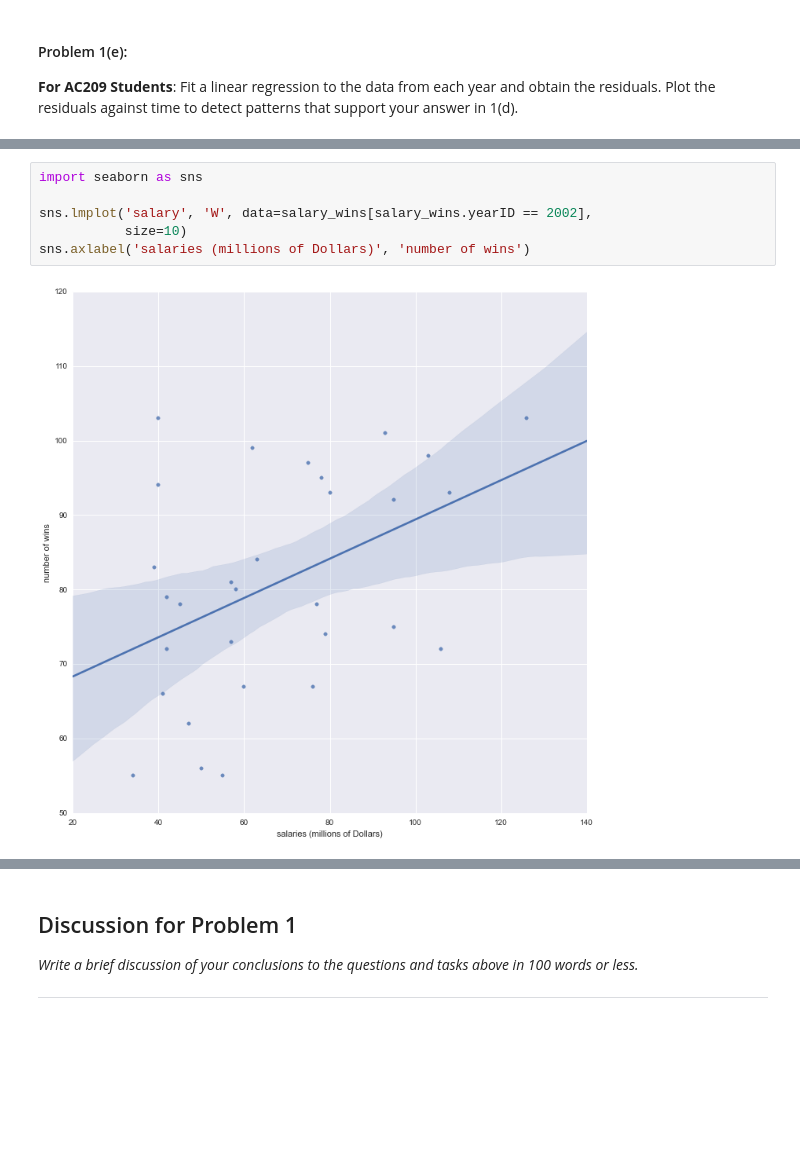
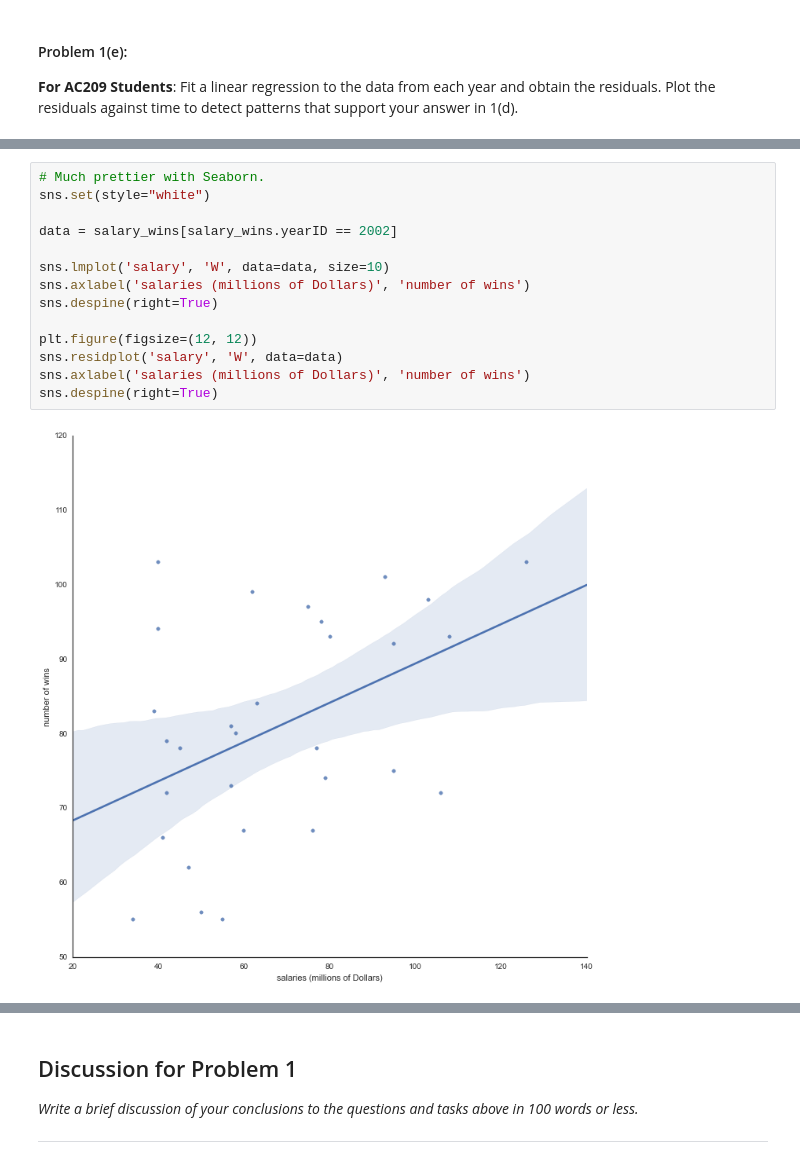
Before and after one commit to SurShank/cs109-1, a Jupyter notebook: HW1.ipynb, the cells around one changed output, grey strips where cells are left out. Cells and saved outputs as stored; diff of their text form; blank space fills up the shorter version.

Commit message:
added residuals plot

```diff
--- a/HW1.ipynb
+++ b/HW1.ipynb
@@ -252,8 +249,16 @@ array([  0.07523431,  73.45974634])
-# %%
-import seaborn as sns
-
-sns.lmplot('salary', 'W', data=salary_wins[salary_wins.yearID == 2002],
-           size=10)
-sns.axlabel('salaries (millions of Dollars)', 'number of wins')
-# %% [output]
-[figure, removed]
+# %%
+# Much prettier with Seaborn.
+sns.set(style="white")
+
+data = salary_wins[salary_wins.yearID == 2002]
+
+sns.lmplot('salary', 'W', data=data, size=10)
+sns.axlabel('salaries (millions of Dollars)', 'number of wins')
+sns.despine(right=True)
+
+plt.figure(figsize=(12, 12))
+sns.residplot('salary', 'W', data=data)
+sns.axlabel('salaries (millions of Dollars)', 'number of wins')
+sns.despine(right=True)
+# %% [output]
+[figure, added]
```
Also changed, not shown: parts of 3 cells of this notebook.
